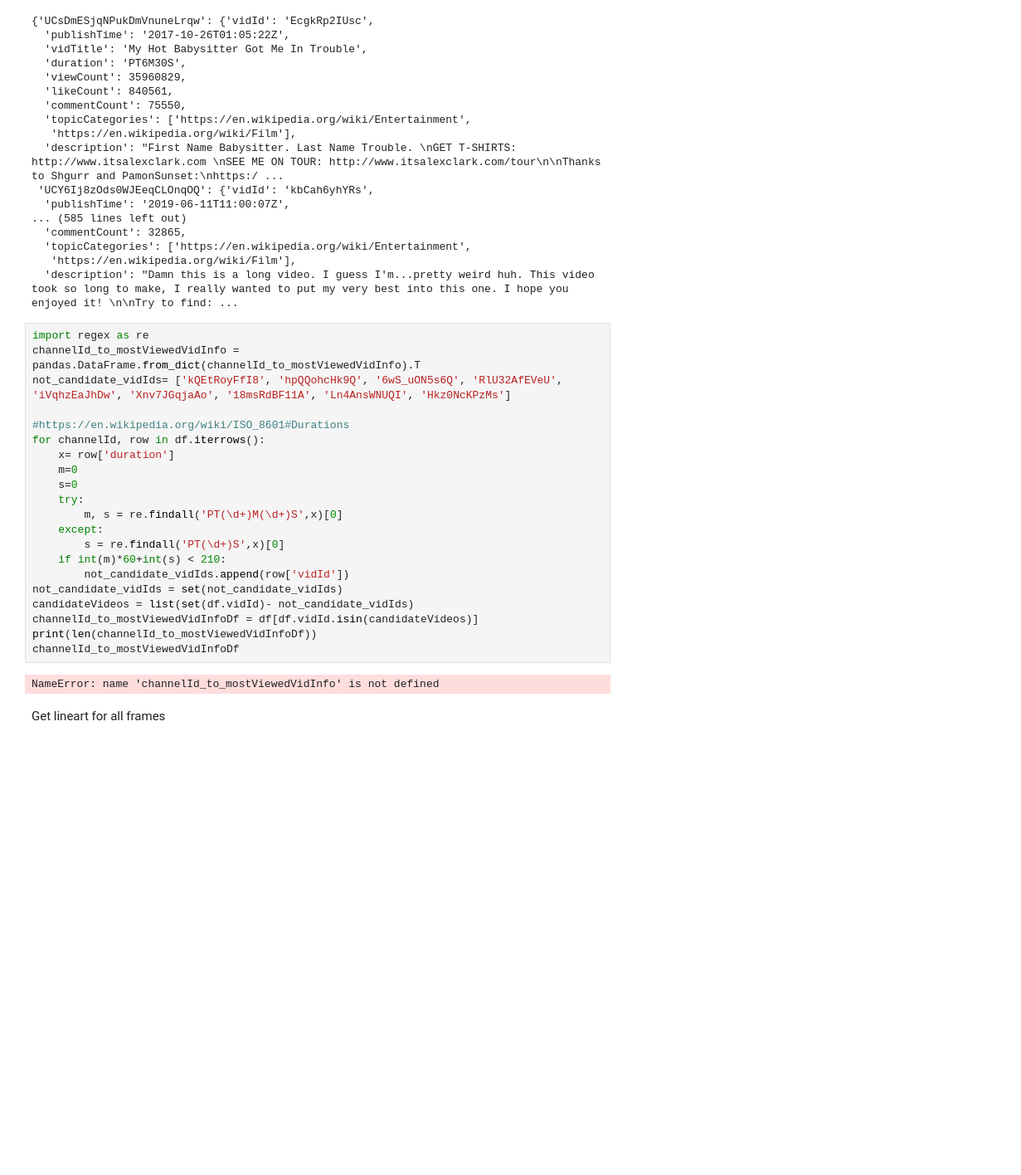
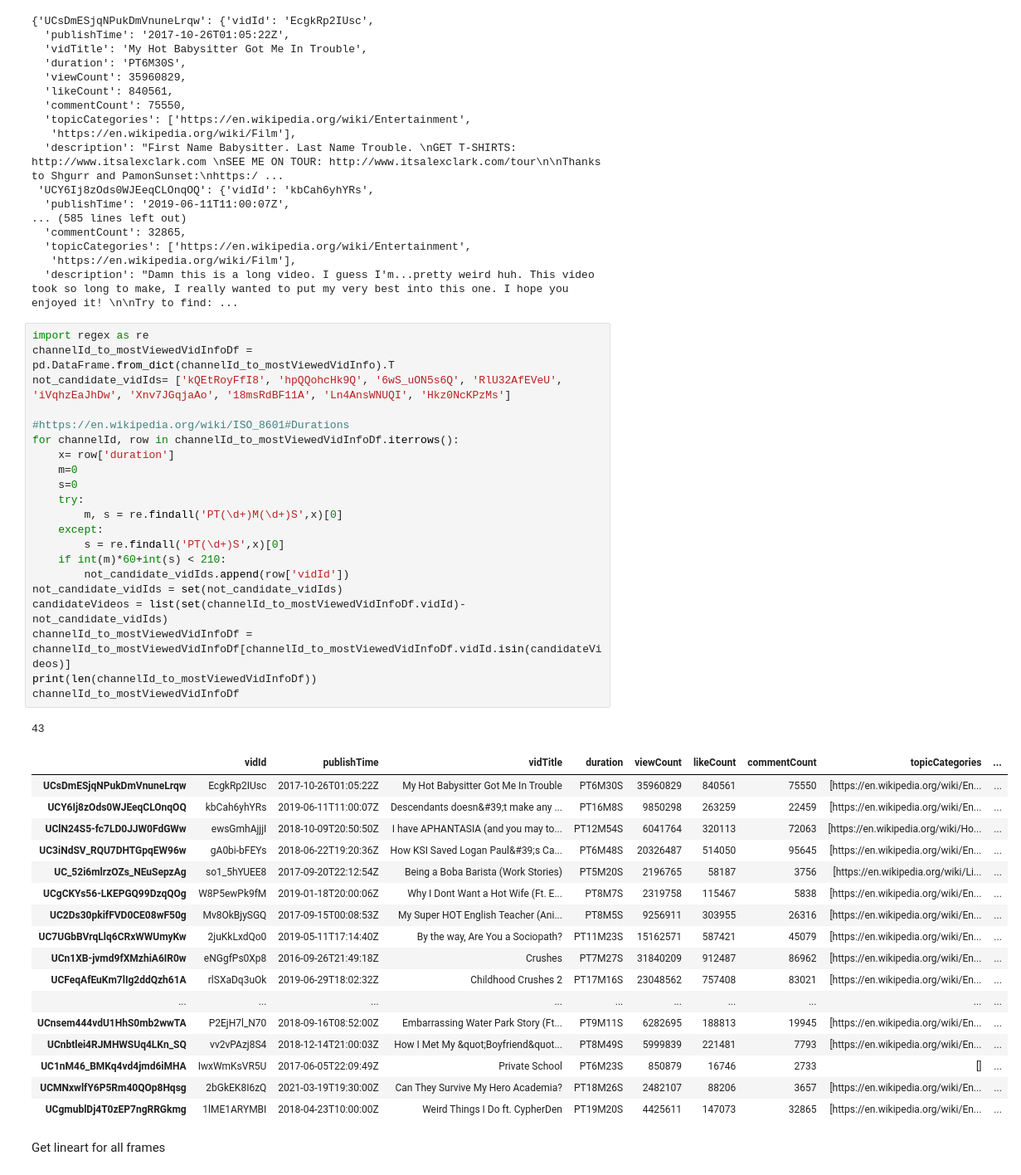
Before and after one commit to ojiwon-kenobi/youtuberChannels, a Jupyter notebook: animation_analysis/animation_analysis.ipynb, the cells around one changed output. Shown at 83% size. Drawn from its saved outputs; the diff is of its cells as text; blank space fills up the shorter version.

```diff
--- a/animation_analysis/animation_analysis.ipynb
+++ b/animation_analysis/animation_analysis.ipynb
@@ -198,27 +248,44 @@ channelId_to_mostViewedVidInfo
   'description': "Damn this is a long video. I guess I'm...pretty weird huh. This video took so long to make, I really wanted to put my very best into this one. I hope you enjoyed it! \n\nTry to find: ...
 # %%
 import regex as re
-channelId_to_mostViewedVidInfo = pandas.DataFrame.from_dict(channelId_to_mostViewedVidInfo).T
+channelId_to_mostViewedVidInfoDf = pd.DataFrame.from_dict(channelId_to_mostViewedVidInfo).T
 not_candidate_vidIds= ['kQEtRoyFfI8', 'hpQQohcHk9Q', '6wS_uON5s6Q', 'RlU32AfEVeU', 'iVqhzEaJhDw', 'Xnv7JGqjaAo', '18msRdBF11A', 'Ln4AnsWNUQI', 'Hkz0NcKPzMs']
 
 #https://en.wikipedia.org/wiki/ISO_8601#Durations
-for channelId, row in df.iterrows():
+for channelId, row in channelId_to_mostViewedVidInfoDf.iterrows():
     x= row['duration']
     m=0
     s=0
     try:
         m, s = re.findall('PT(\d+)M(\d+)S',x)[0]
     except:
         s = re.findall('PT(\d+)S',x)[0]
     if int(m)*60+int(s) < 210:
         not_candidate_vidIds.append(row['vidId'])
 not_candidate_vidIds = set(not_candidate_vidIds)
-candidateVideos = list(set(df.vidId)- not_candidate_vidIds)
-channelId_to_mostViewedVidInfoDf = df[df.vidId.isin(candidateVideos)]
+candidateVideos = list(set(channelId_to_mostViewedVidInfoDf.vidId)- not_candidate_vidIds)
+channelId_to_mostViewedVidInfoDf = channelId_to_mostViewedVidInfoDf[channelId_to_mostViewedVidInfoDf.vidId.isin(candidateVideos)]
 print(len(channelId_to_mostViewedVidInfoDf))
 channelId_to_mostViewedVidInfoDf
 # %% [output]
-NameError: name 'channelId_to_mostViewedVidInfo' is not defined
+43
+|  | vidId | publishTime | vidTitle | duration | viewCount | likeCount | commentCount | topicCategories | ... |
+| UCsDmESjqNPukDmVnuneLrqw | EcgkRp2IUsc | 2017-10-26T01:05:22Z | My Hot Babysitter Got Me In Trouble | PT6M30S | 35960829 | 840561 | 75550 | [https://en.wikipedia.org/wiki/En... | ... |
+| UCY6Ij8zOds0WJEeqCLOnqOQ | kbCah6yhYRs | 2019-06-11T11:00:07Z | Descendants doesn&#39;t make any ... | PT16M8S | 9850298 | 263259 | 22459 | [https://en.wikipedia.org/wiki/En... | ... |
+| UClN24S5-fc7LD0JJW0FdGWw | ewsGmhAjjjI | 2018-10-09T20:50:50Z | I have APHANTASIA (and you may to... | PT12M54S | 6041764 | 320113 | 72063 | [https://en.wikipedia.org/wiki/Ho... | ... |
+| UC3iNdSV_RQU7DHTGpqEW96w | gA0bi-bFEYs | 2018-06-22T19:20:36Z | How KSI Saved Logan Paul&#39;s Ca... | PT6M48S | 20326487 | 514050 | 95645 | [https://en.wikipedia.org/wiki/En... | ... |
+| UC_52i6mlrzOZs_NEuSepzAg | so1_5hYUEE8 | 2017-09-20T22:12:54Z | Being a Boba Barista (Work Stories) | PT5M20S | 2196765 | 58187 | 3756 | [https://en.wikipedia.org/wiki/Li... | ... |
+| UCgCKYs56-LKEPGQ99DzqQOg | W8P5ewPk9fM | 2019-01-18T20:00:06Z | Why I Dont Want a Hot Wife (Ft. E... | PT8M7S | 2319758 | 115467 | 5838 | [https://en.wikipedia.org/wiki/En... | ... |
+| UC2Ds30pkifFVD0CE08wF50g | Mv8OkBjySGQ | 2017-09-15T00:08:53Z | My Super HOT English Teacher (Ani... | PT8M5S | 9256911 | 303955 | 26316 | [https://en.wikipedia.org/wiki/En... | ... |
+| UC7UGbBVrqLlq6CRxWWUmyKw | 2juKkLxdQo0 | 2019-05-11T17:14:40Z | By the way, Are You a Sociopath? | PT11M23S | 15162571 | 587421 | 45079 | [https://en.wikipedia.org/wiki/En... | ... |
+| UCn1XB-jvmd9fXMzhiA6IR0w | eNGgfPs0Xp8 | 2016-09-26T21:49:18Z | Crushes | PT7M27S | 31840209 | 912487 | 86962 | [https://en.wikipedia.org/wiki/En... | ... |
+| UCFeqAfEuKm7lIg2ddQzh61A | rlSXaDq3uOk | 2019-06-29T18:02:32Z | Childhood Crushes 2 | PT17M16S | 23048562 | 757408 | 83021 | [https://en.wikipedia.org/wiki/En... | ... |
+| ... | ... | ... | ... | ... | ... | ... | ... | ... | ... |
+| UCnsem444vdU1HhS0mb2wwTA | P2EjH7l_N70 | 2018-09-16T08:52:00Z | Embarrassing Water Park Story (Ft... | PT9M11S | 6282695 | 188813 | 19945 | [https://en.wikipedia.org/wiki/En... | ... |
+| UCnbtlei4RJMHWSUq4LKn_SQ | vv2vPAzj8S4 | 2018-12-14T21:00:03Z | How I Met My &quot;Boyfriend&quot... | PT8M49S | 5999839 | 221481 | 7793 | [https://en.wikipedia.org/wiki/En... | ... |
+| UC1nM46_BMKq4vd4jmd6iMHA | IwxWmKsVR5U | 2017-06-05T22:09:49Z | Private School | PT6M23S | 850879 | 16746 | 2733 | [] | ... |
+| UCMNxwlfY6P5Rm40QOp8Hqsg | 2bGkEK8I6zQ | 2021-03-19T19:30:00Z | Can They Survive My Hero Academia? | PT18M26S | 2482107 | 88206 | 3657 | [https://en.wikipedia.org/wiki/En... | ... |
+| UCgmublDj4T0zEP7ngRRGkmg | 1lME1ARYMBI | 2018-04-23T10:00:00Z | Weird Things I Do ft. CypherDen | PT19M20S | 4425611 | 147073 | 32865 | [https://en.wikipedia.org/wiki/En... | ... |
 # %% [markdown]
 Get lineart for all frames
 # %% [markdown]
```
Also changed, not shown: parts of 9 cells of this notebook, 2 other files.
